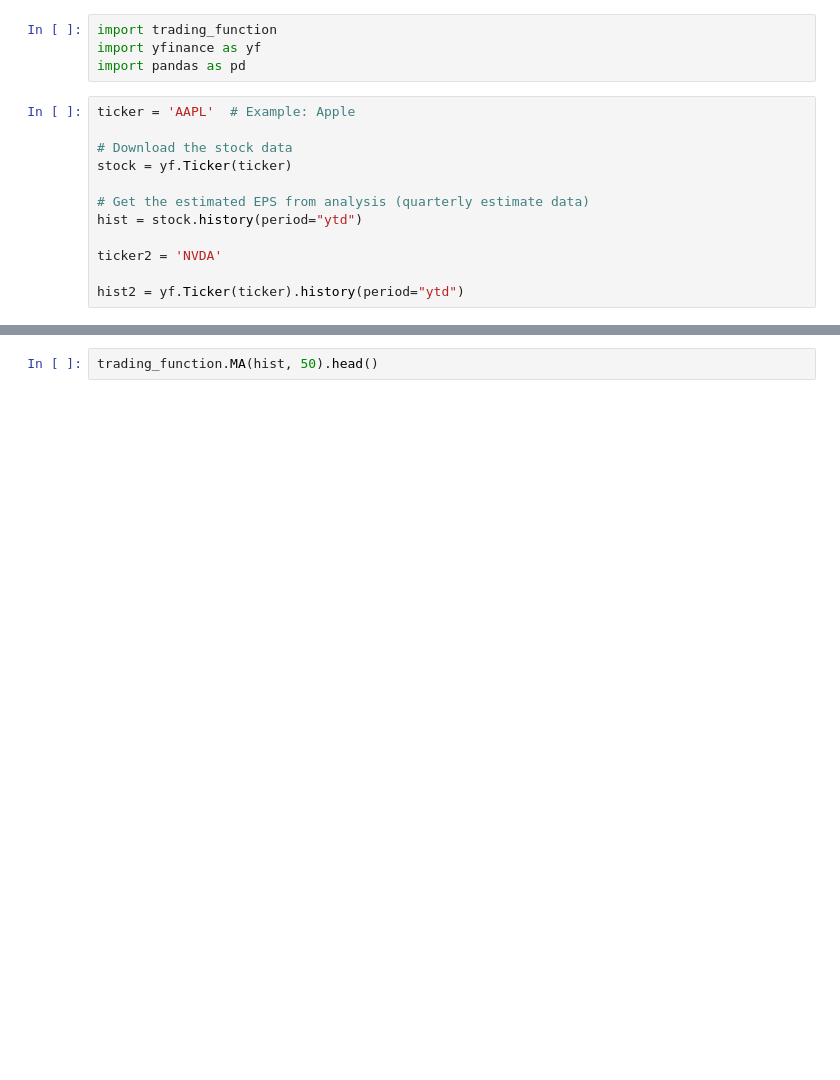
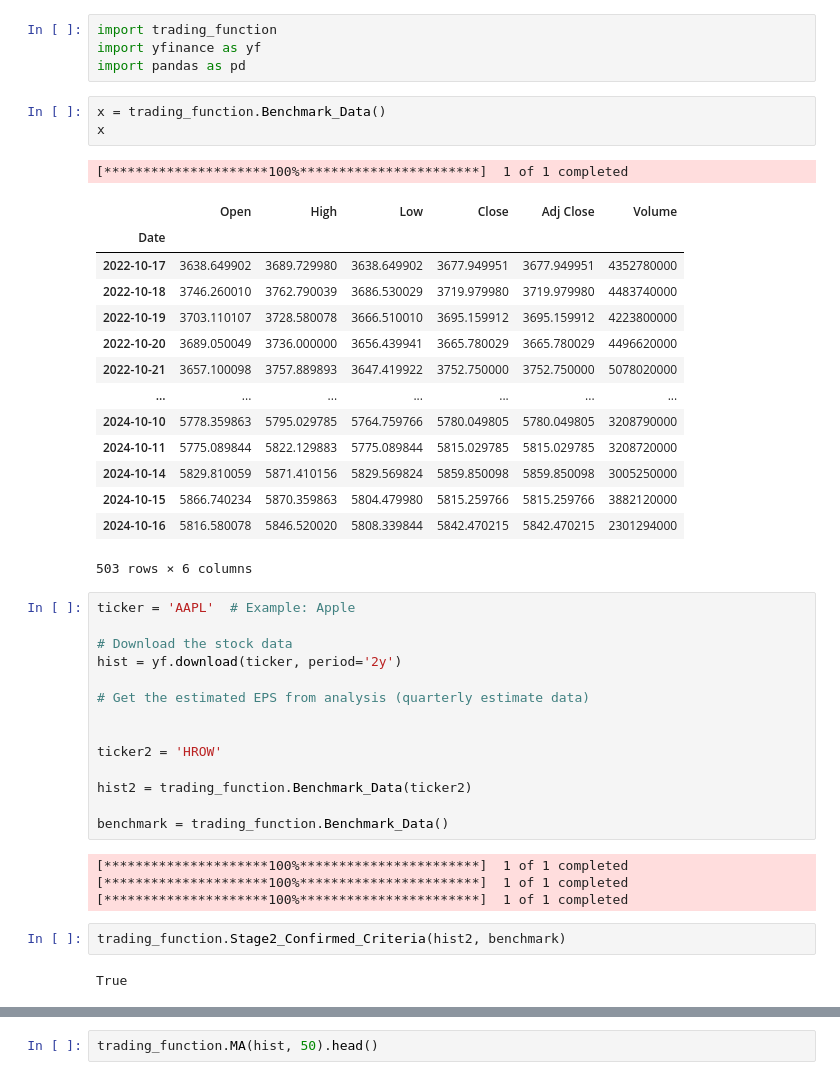
Before and after one commit to XinyangNick/Stocks_selection, a Jupyter notebook: test.ipynb, the cells around one changed output, grey strips where cells are left out. Drawn from its saved outputs; the diff is of its cells as text; blank space fills up the shorter version.

Commit message:
Finish the all 8 Criteria for stage2 and RS ratio

```diff
--- a/test.ipynb
+++ b/test.ipynb
@@ -2,15 +2,44 @@
 import trading_function
 import yfinance as yf
 import pandas as pd
+# %%
+x = trading_function.Benchmark_Data()
+x
+# %% [output]
+[*********************100%***********************]  1 of 1 completed
+|  | Open | High | Low | Close | Adj Close | Volume |
+| Date |  |  |  |  |  |  |
+| 2022-10-17 | 3638.649902 | 3689.729980 | 3638.649902 | 3677.949951 | 3677.949951 | 4352780000 |
+| 2022-10-18 | 3746.260010 | 3762.790039 | 3686.530029 | 3719.979980 | 3719.979980 | 4483740000 |
+| 2022-10-19 | 3703.110107 | 3728.580078 | 3666.510010 | 3695.159912 | 3695.159912 | 4223800000 |
+| 2022-10-20 | 3689.050049 | 3736.000000 | 3656.439941 | 3665.780029 | 3665.780029 | 4496620000 |
+| 2022-10-21 | 3657.100098 | 3757.889893 | 3647.419922 | 3752.750000 | 3752.750000 | 5078020000 |
+| ... | ... | ... | ... | ... | ... | ... |
+| 2024-10-10 | 5778.359863 | 5795.029785 | 5764.759766 | 5780.049805 | 5780.049805 | 3208790000 |
+| 2024-10-11 | 5775.089844 | 5822.129883 | 5775.089844 | 5815.029785 | 5815.029785 | 3208720000 |
+| 2024-10-14 | 5829.810059 | 5871.410156 | 5829.569824 | 5859.850098 | 5859.850098 | 3005250000 |
+| 2024-10-15 | 5866.740234 | 5870.359863 | 5804.479980 | 5815.259766 | 5815.259766 | 3882120000 |
+| 2024-10-16 | 5816.580078 | 5846.520020 | 5808.339844 | 5842.470215 | 5842.470215 | 2301294000 |
+503 rows × 6 columns
 # %%
 ticker = 'AAPL'  # Example: Apple
 
 # Download the stock data
-stock = yf.Ticker(ticker)
+hist = yf.download(ticker, period='2y')
 
 # Get the estimated EPS from analysis (quarterly estimate data)
-hist = stock.history(period="ytd")
 
-ticker2 = 'NVDA'
 
-hist2 = yf.Ticker(ticker).history(period="ytd")
+ticker2 = 'HROW'
+
+hist2 = trading_function.Benchmark_Data(ticker2)
+
+benchmark = trading_function.Benchmark_Data()
+# %% [output]
+[*********************100%***********************]  1 of 1 completed
+[*********************100%***********************]  1 of 1 completed
+[*********************100%***********************]  1 of 1 completed
+# %%
+trading_function.Stage2_Confirmed_Criteria(hist2, benchmark)
+# %% [output]
+True
```
Also changed, not shown: parts of 19 cells of this notebook, 1 other file.
